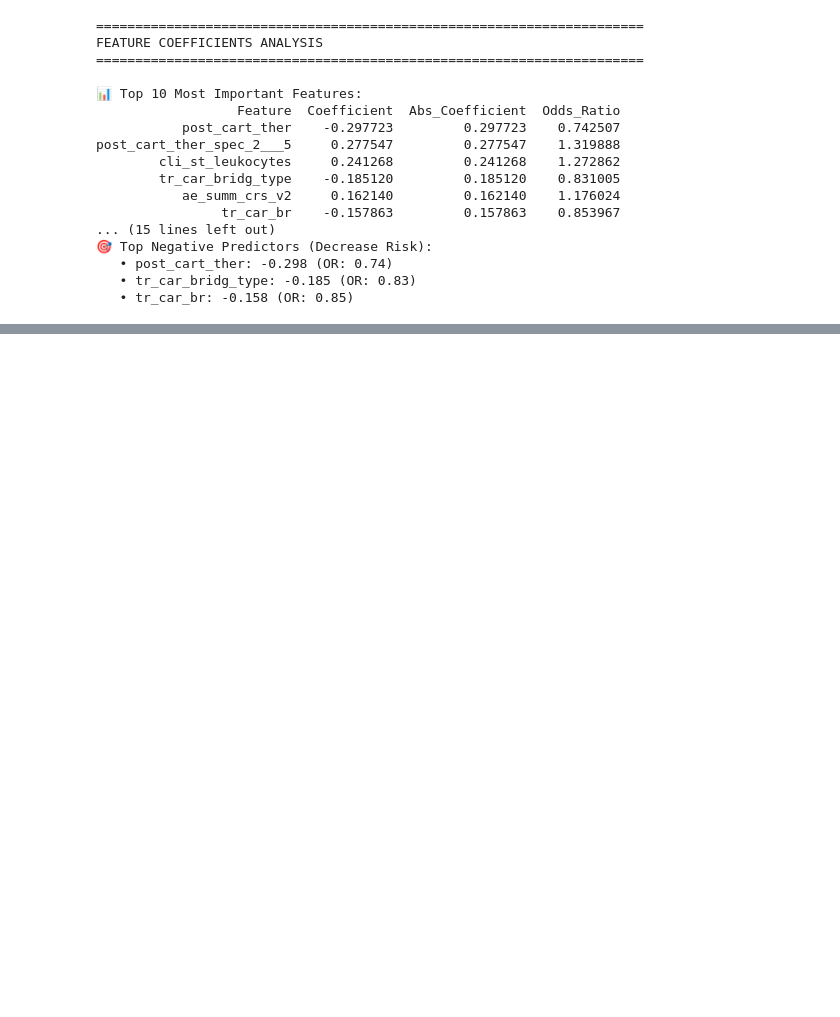
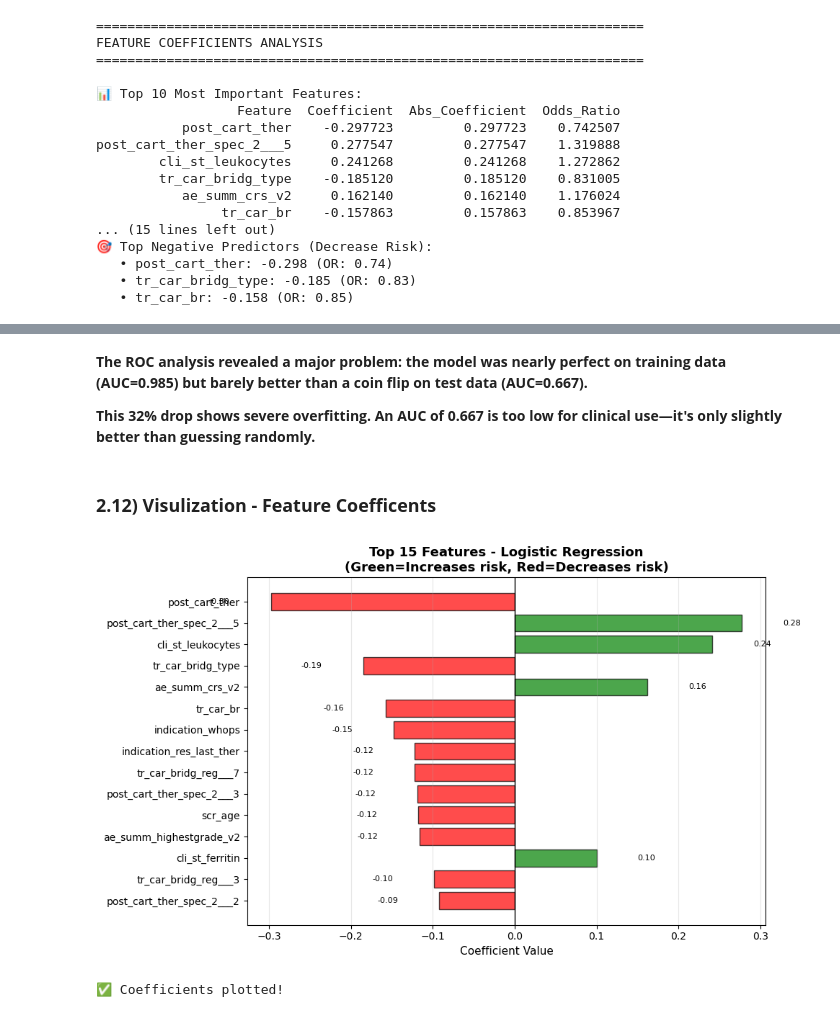
Before and after one commit to aliakhlaghiii/integromics, a Jupyter notebook: analysis_ML_z.ipynb, the cells around one changed output, grey strips where cells are left out. Saved outputs shown, nothing was run; the diff lists cells and outputs as text; code cells hidden in the pictures; blank space fills up the shorter version.

```diff
--- a/analysis_ML_z.ipynb
+++ b/analysis_ML_z.ipynb
@@ -1475,0 +1602,41 @@ post_cart_ther_spec_2___5     0.277547         0.277547    1.319888
+# %% [markdown]
+**The ROC analysis revealed a major problem: the model was nearly perfect on training data (AUC=0.985) but barely better than a coin flip on test data (AUC=0.667).**
+
+**This 32% drop shows severe overfitting. An AUC of 0.667 is too low for clinical use—it's only slightly better than guessing randomly.**
+# %% [markdown]
+### **2.12) Visulization - Feature Coefficents**
+# %%
+# Plot top 15 coefficients
+top_n = min(15, len(coef_df))
+top_coef = coef_df.head(top_n)
+
+plt.figure(figsize=(10, 6))
+
+# Color by sign
+colors = ['red' if c < 0 else 'green' for c in top_coef['Coefficient']]
+
+plt.barh(range(len(top_coef)), top_coef['Coefficient'],
+         color=colors, alpha=0.7, edgecolor='black')
+plt.yticks(range(len(top_coef)), top_coef['Feature'])
+plt.xlabel('Coefficient Value', fontsize=11)
+plt.title(f'Top {top_n} Features - Logistic Regression\n(Green=Increases risk, Red=Decreases risk)',
+          fontsize=13, fontweight='bold')
+plt.axvline(x=0, color='black', linestyle='-', linewidth=1)
+plt.grid(axis='x', alpha=0.3)
+plt.gca().invert_yaxis()
+
+# Add values
+for i, (_, row) in enumerate(top_coef.iterrows()):
+    value = row['Coefficient']
+    plt.text(value + (0.05 if value > 0 else -0.05), i,
+             f"{value:.2f}",
+             va='center', ha='left' if value > 0 else 'right',
+             fontsize=8)
+
+plt.tight_layout()
+plt.show()
+
+print("\n✅ Coefficients plotted!")
+# %% [output]
+[figure, added]
+✅ Coefficients plotted!
```
Also changed, not shown: parts of 27 cells of this notebook.
